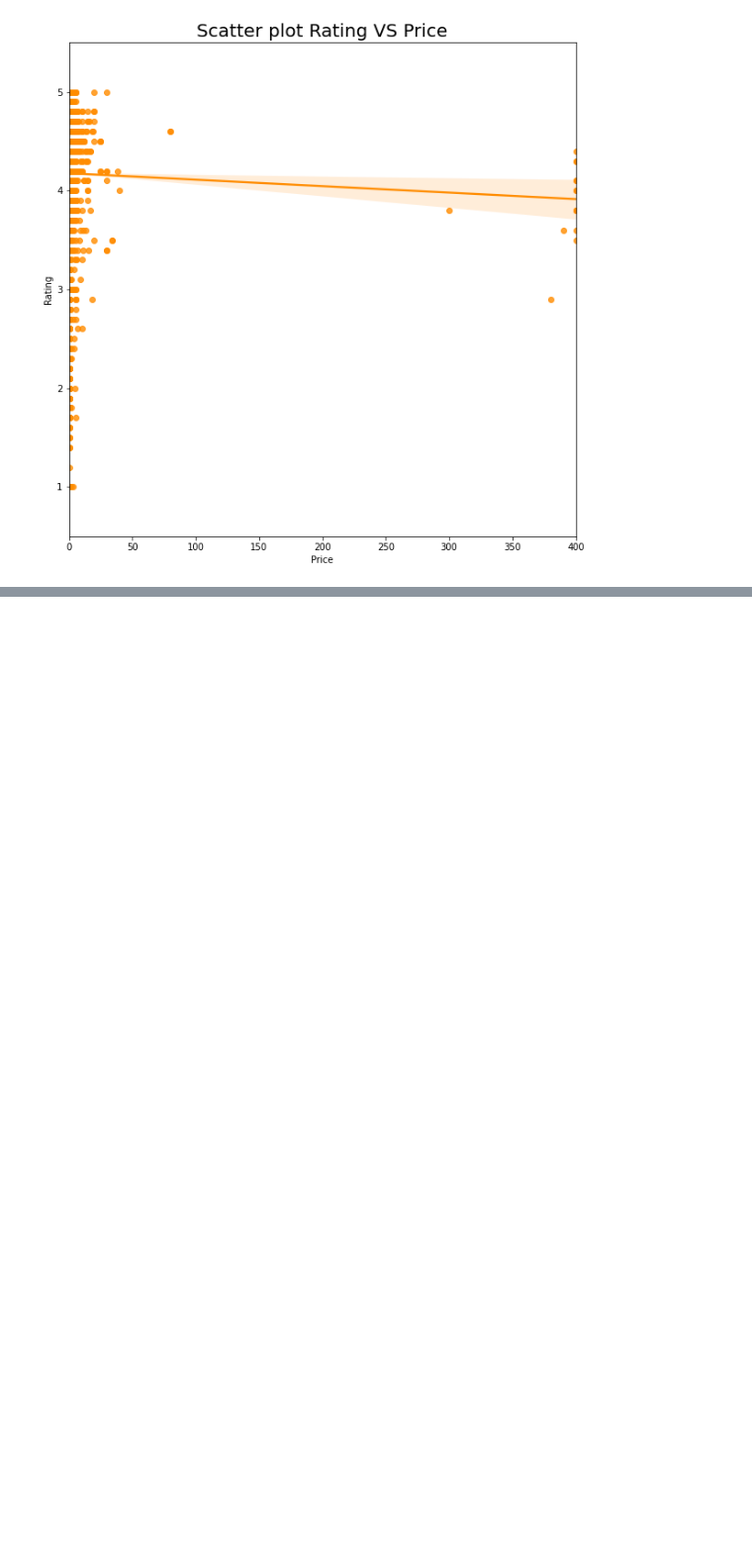
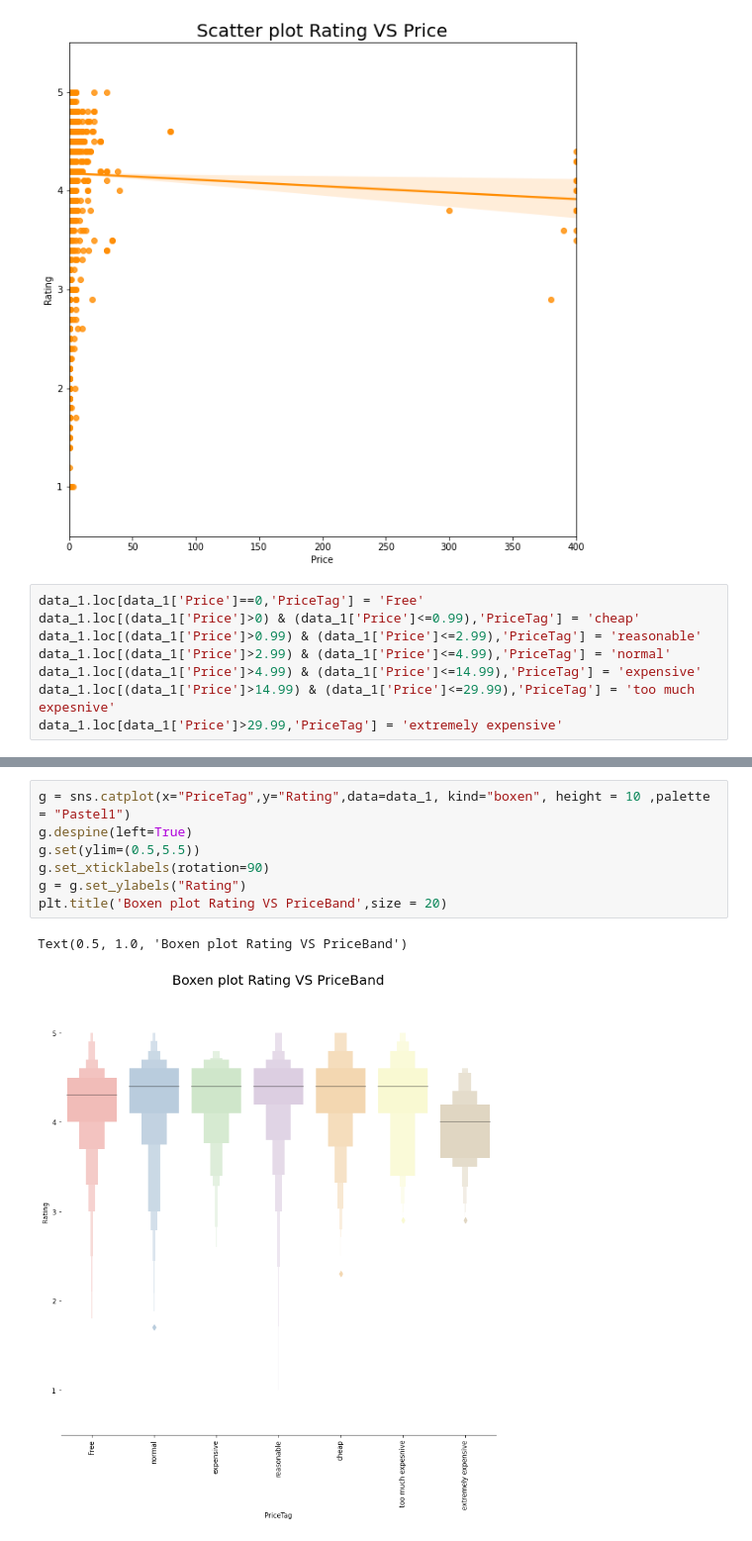
Before and after one commit to Shaheer-Imam/Data-Science, a Jupyter notebook: EDA/Google play apps EDA.ipynb, the cells around one changed output, grey strips where cells are left out. Shown at 99% size. Saved outputs shown, nothing was run; the diff lists cells and outputs as text; blank space fills up the shorter version.

Commit message:
Price categorized

```diff
--- a/EDA/Google play apps EDA.ipynb
+++ b/EDA/Google play apps EDA.ipynb
@@ -539,3 +539,11 @@ plt.title('Scatter plot Rating VS Price',size = 20)
 # %% [output]
 Text(0.5, 1.0, 'Scatter plot Rating VS Price')
 [figure]
+# %%
+data_1.loc[data_1['Price']==0,'PriceTag'] = 'Free'
+data_1.loc[(data_1['Price']>0) & (data_1['Price']<=0.99),'PriceTag'] = 'cheap'
+data_1.loc[(data_1['Price']>0.99) & (data_1['Price']<=2.99),'PriceTag'] = 'reasonable'
+data_1.loc[(data_1['Price']>2.99) & (data_1['Price']<=4.99),'PriceTag'] = 'normal'
+data_1.loc[(data_1['Price']>4.99) & (data_1['Price']<=14.99),'PriceTag'] = 'expensive'
+data_1.loc[(data_1['Price']>14.99) & (data_1['Price']<=29.99),'PriceTag'] = 'too much expesnive'
+data_1.loc[data_1['Price']>29.99,'PriceTag'] = 'extremely expensive'
@@ -541,0 +561,10 @@ Text(0.5, 1.0, 'Scatter plot Rating VS Price')
+# %%
+g = sns.catplot(x="PriceTag",y="Rating",data=data_1, kind="boxen", height = 10 ,palette = "Pastel1")
+g.despine(left=True)
+g.set(ylim=(0.5,5.5))
+g.set_xticklabels(rotation=90)
+g = g.set_ylabels("Rating")
+plt.title('Boxen plot Rating VS PriceBand',size = 20)
+# %% [output]
+Text(0.5, 1.0, 'Boxen plot Rating VS PriceBand')
+[figure, added]
```
Also changed, not shown: parts of 2 cells of this notebook.
